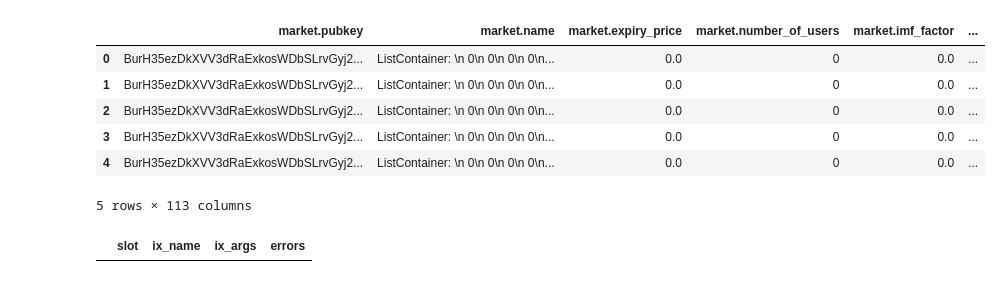
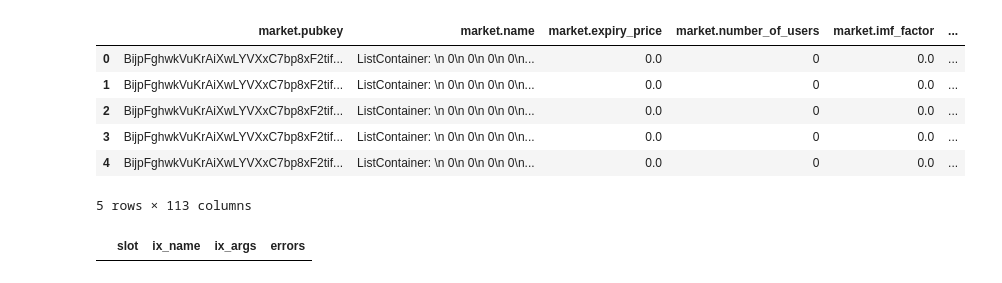
Before and after one commit to 0xNineteen/solana-accountsdb-plugin-postgres, a Jupyter notebook: view.ipynb, the cells around one changed output. Saved outputs shown, nothing was run; the diff lists cells and outputs as text; code cells hidden in the pictures.

Commit message:
update notebook paths

```diff
--- a/view.ipynb
+++ b/view.ipynb
@@ -1,19 +1,18 @@
 # %%
 import pandas as pd
 from pathlib import Path
 pd.options.plotting.backend = "plotly"
 
-experiment = Path('multi_market')
-market = pd.read_csv('data'/experiment/'perp_market_0.csv')
-market2 = pd.read_csv('data'/experiment/'perp_market_1.csv')
+experiment = Path('lunaCrash/trial_no_oracle_guards')
+market = pd.read_csv('../experiments/results/'/experiment/'perp_market_0.csv')
 market.head()
 # %% [output]
 |  | market.pubkey | market.name | market.expiry_price | market.number_of_users | market.imf_factor | ... |
-| 0 | BurH35ezDkXVV3dRaExkosWDbSLrvGyj2... | ListContainer: \n 0\n 0\n 0\n 0\n... | 0.0 | 0 | 0.0 | ... |
-| 1 | BurH35ezDkXVV3dRaExkosWDbSLrvGyj2... | ListContainer: \n 0\n 0\n 0\n 0\n... | 0.0 | 0 | 0.0 | ... |
-| 2 | BurH35ezDkXVV3dRaExkosWDbSLrvGyj2... | ListContainer: \n 0\n 0\n 0\n 0\n... | 0.0 | 0 | 0.0 | ... |
-| 3 | BurH35ezDkXVV3dRaExkosWDbSLrvGyj2... | ListContainer: \n 0\n 0\n 0\n 0\n... | 0.0 | 0 | 0.0 | ... |
-| 4 | BurH35ezDkXVV3dRaExkosWDbSLrvGyj2... | ListContainer: \n 0\n 0\n 0\n 0\n... | 0.0 | 0 | 0.0 | ... |
+| 0 | BijpFghwkVuKrAiXwLYVXxC7bp8xF2tif... | ListContainer: \n 0\n 0\n 0\n 0\n... | 0.0 | 0 | 0.0 | ... |
+| 1 | BijpFghwkVuKrAiXwLYVXxC7bp8xF2tif... | ListContainer: \n 0\n 0\n 0\n 0\n... | 0.0 | 0 | 0.0 | ... |
+| 2 | BijpFghwkVuKrAiXwLYVXxC7bp8xF2tif... | ListContainer: \n 0\n 0\n 0\n 0\n... | 0.0 | 0 | 0.0 | ... |
+| 3 | BijpFghwkVuKrAiXwLYVXxC7bp8xF2tif... | ListContainer: \n 0\n 0\n 0\n 0\n... | 0.0 | 0 | 0.0 | ... |
+| 4 | BijpFghwkVuKrAiXwLYVXxC7bp8xF2tif... | ListContainer: \n 0\n 0\n 0\n 0\n... | 0.0 | 0 | 0.0 | ... |
 5 rows × 113 columns
 # %%
 ix_logs = pd.read_csv('../backtest/'/experiment/'trial_spread_250/ix_logs.csv')
```
